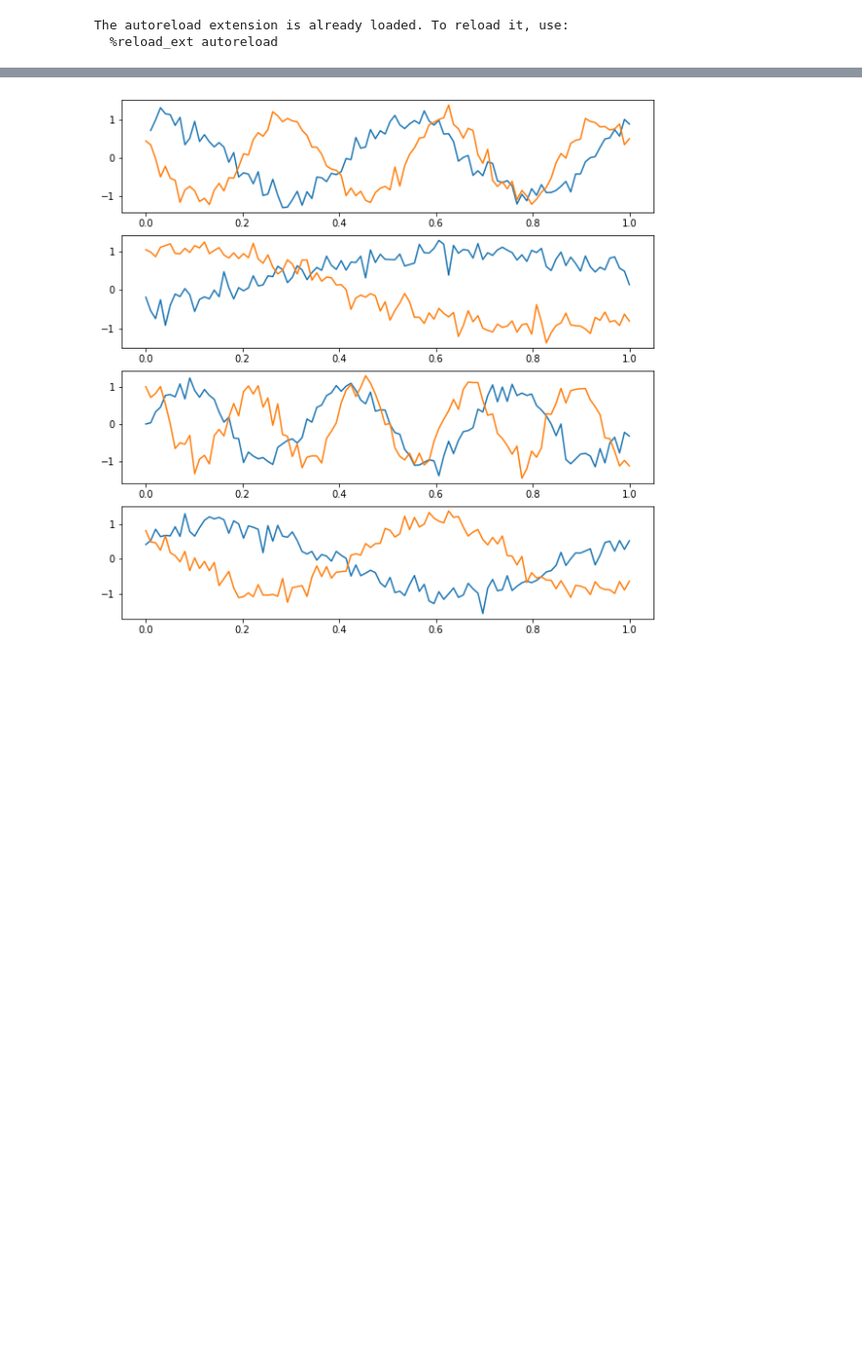
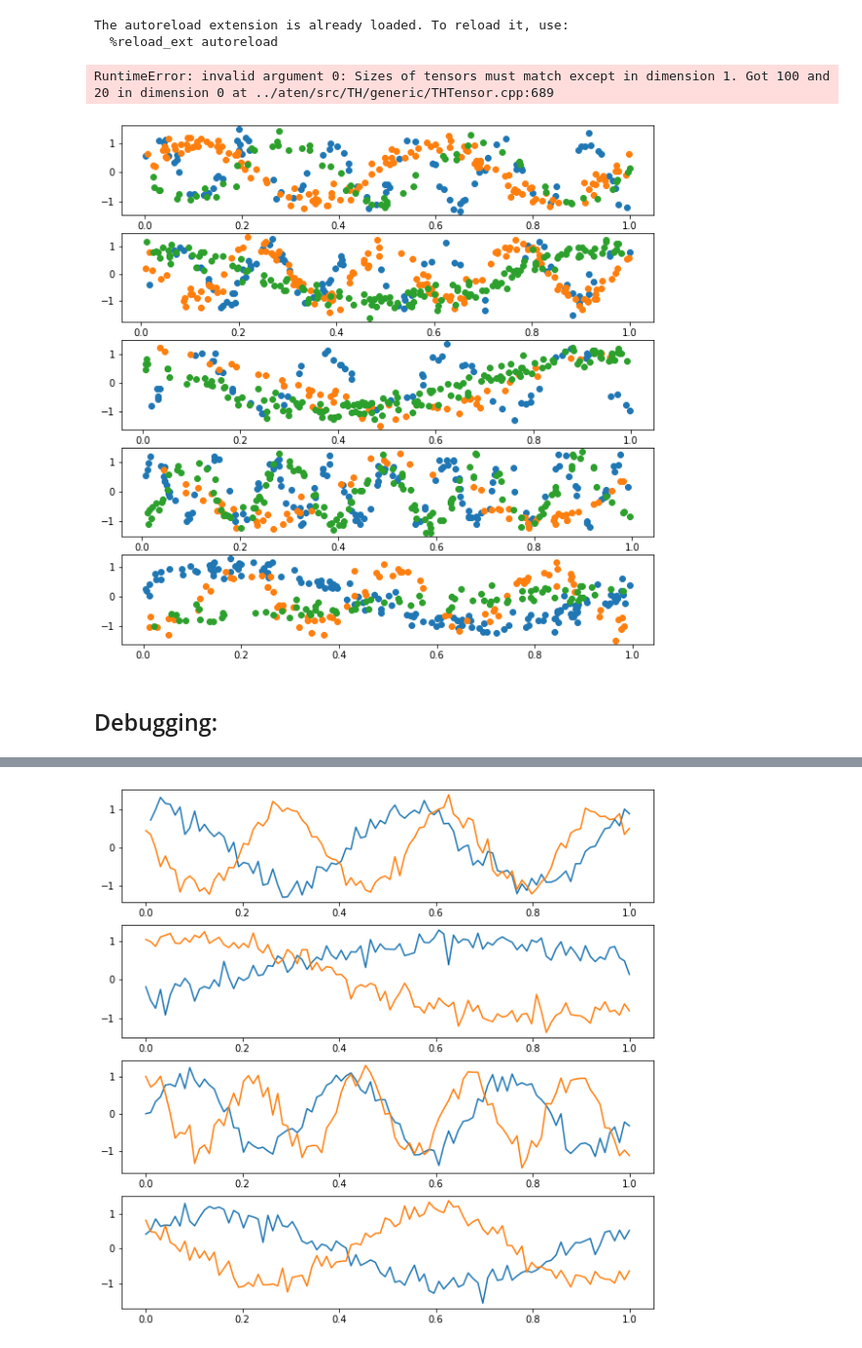
Before and after one commit to BorgwardtLab/Imputing_Signatures, a Jupyter notebook: GPytorch/hadamard_MGP.ipynb, the cells around one changed output, grey strips where cells are left out. Shown: that part at 98% size. Cells and saved outputs as stored; diff of their text form; code cells hidden in the pictures; blank space fills up the shorter version.

Commit message:
made hadamard MGP work on synthetic multi sample data

```diff
--- a/GPytorch/hadamard_MGP.ipynb
+++ b/GPytorch/hadamard_MGP.ipynb
@@ -17,6 +17,8 @@ The autoreload extension is already loaded. To reload it, use:
 train_x = torch.linspace(0, 1, 100)
 
 train_y = torch.stack([
-    torch.sin(train_x * (2 * math.pi)) + torch.randn(train_x.size()) * 0.2,
-    torch.cos(train_x * (2 * math.pi)) + torch.randn(train_x.size()) * 0.2,
+    torch.sin(train_x1 * (2 * math.pi)) + torch.randn(train_x1.size()) * 0.2,
+    torch.cos(train_x2 * (2 * math.pi)) + torch.randn(train_x2.size()) * 0.2,
 ], -1)
+# %% [output]
+RuntimeError: invalid argument 0: Sizes of tensors must match except in dimension 1. Got 100 and 20 in dimension 0 at ../aten/src/TH/generic/THTensor.cpp:689
@@ -22,0 +61,17 @@ train_y = torch.stack([
+# %%
+n_tasks=3
+data = generate_dataset(n_tasks=n_tasks)
+# %%
+def plot_data(data):
+    n_samples = len(data['x']['task_0'])
+    n_tasks = len(list(data['x'].keys()))
+    fig, ax = plt.subplots(n_samples, figsize=(10,10))
+    for i in np.arange(n_samples):
+        for j in np.arange(n_tasks):
+            x = data['x']['task_'+str(j)][i]
+            y = data['y']['task_'+str(j)][i]
+            ax[i].plot(x,y, 'o')
+# %%
+plot_data(data)
+# %% [output]
+[figure, added]
@@ -22,0 +142,2 @@ train_y = torch.stack([
+# %% [markdown]
+## Debugging:
```
Also changed, not shown: parts of 16 cells of this notebook.
